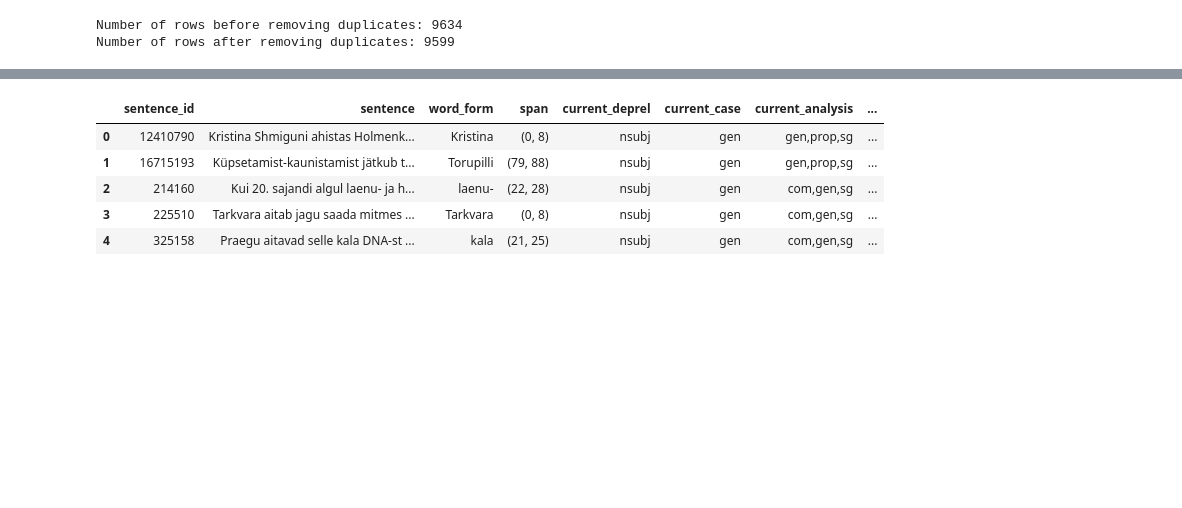
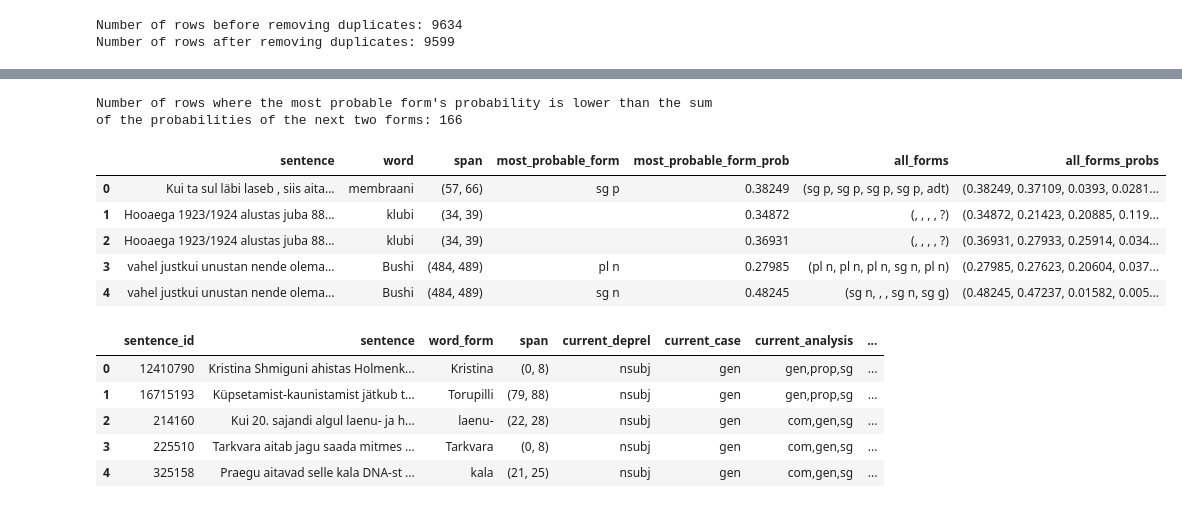
Before and after one commit to SanderSaska/EstNLTK_model_training, a Jupyter notebook: notebooks/inspecting_morphsyntax_conflicts.ipynb, the cells around one changed output, grey strips where cells are left out. Drawn from its saved outputs; the diff is of its cells as text; code cells hidden in the pictures; blank space fills up the shorter version.

```diff
--- a/notebooks/inspecting_morphsyntax_conflicts.ipynb
+++ b/notebooks/inspecting_morphsyntax_conflicts.ipynb
@@ -119,3 +181,16 @@ resolver = make_resolver()
+# %%
+rows_with_multiple_forms_df = pd.DataFrame(rows_with_multiple_forms)
+print(f"Number of rows where the most probable form's probability is lower than the sum of the probabilities of the next two forms: {rows_with_multiple_forms_df.shape[0]}")
+display(rows_with_multiple_forms_df.head())
+rows_with_multiple_forms_df.to_csv(conflicts_dir / "processed" / "csv_outputs" / "rows_with_multiple_forms_5.csv", index=False)
+# %% [output]
+Number of rows where the most probable form's probability is lower than the sum of the probabilities of the next two forms: 166
+|  | sentence | word | span | most_probable_form | most_probable_form_prob | all_forms | all_forms_probs |
+| 0 | Kui ta sul läbi laseb , siis aita... | membraani | (57, 66) | sg p | 0.38249 | (sg p, sg p, sg p, sg p, adt) | (0.38249, 0.37109, 0.0393, 0.0281... |
+| 1 | Hooaega 1923/1924 alustas juba 88... | klubi | (34, 39) |  | 0.34872 | (, , , , ?) | (0.34872, 0.21423, 0.20885, 0.119... |
+| 2 | Hooaega 1923/1924 alustas juba 88... | klubi | (34, 39) |  | 0.36931 | (, , , , ?) | (0.36931, 0.27933, 0.25914, 0.034... |
+| 3 | vahel justkui unustan nende olema... | Bushi | (484, 489) | pl n | 0.27985 | (pl n, pl n, pl n, sg n, pl n) | (0.27985, 0.27623, 0.20604, 0.037... |
+| 4 | vahel justkui unustan nende olema... | Bushi | (484, 489) | sg n | 0.48245 | (sg n, , , sg n, sg g) | (0.48245, 0.47237, 0.01582, 0.005... |
 # %%
 # Process each row in the conflicts dataset
 conflicts_df_no_duplicates = conflicts_df_no_duplicates.copy()
```
Also changed, not shown: parts of 9 cells of this notebook, 1 other file.
